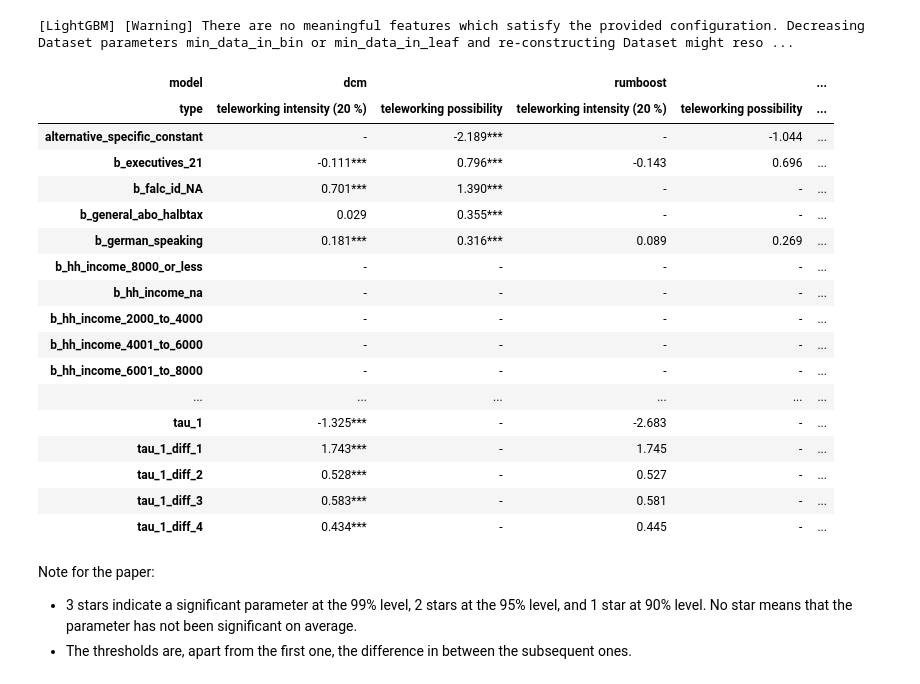
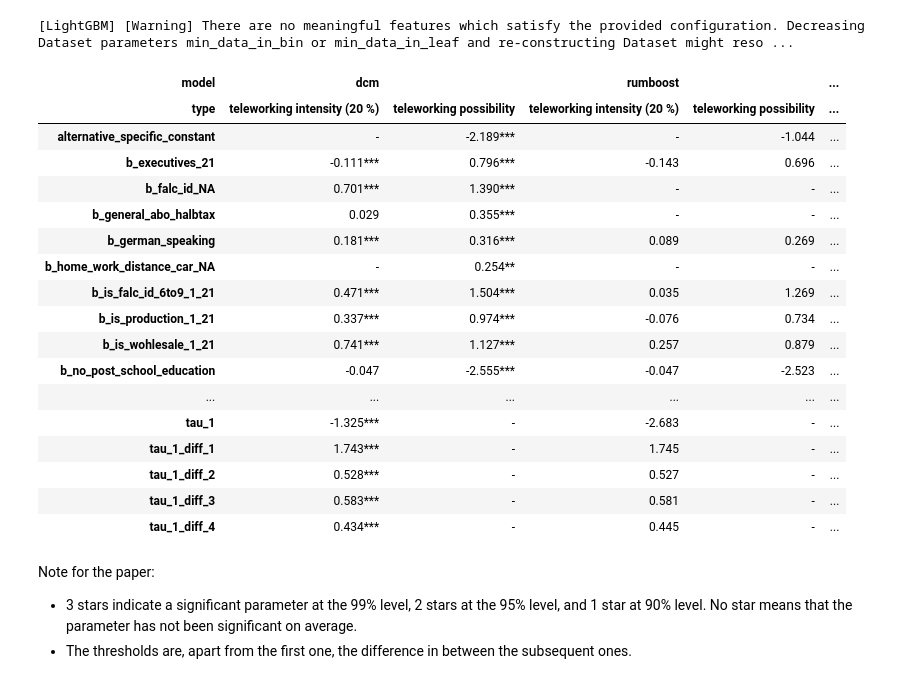
Before and after one commit to NicoSlvd/simba-python-choice, a Jupyter notebook: src/simba/mobi/choice/data/output/results_analysis.ipynb, the cells around one changed output. Saved outputs shown, nothing was run; the diff lists cells and outputs as text; code cells hidden in the pictures.

```diff
--- a/src/simba/mobi/choice/data/output/results_analysis.ipynb
+++ b/src/simba/mobi/choice/data/output/results_analysis.ipynb
@@ -12,7 +12,7 @@ We recalibrate ASCs and thresholds to make the model suitable for forecasting. I
 %autoreload 2
 from src.simba.mobi.choice.models.homeoffice.constants_calibration import calibrate_constants
 
-models = ["rumboost_all_data", "lin_rumboost_all_data", ] #"dcm_all_data", "dcm", "rumboost", "lin_rumboost"
+models = ["dcm_all_data", "dcm", "rumboost", "lin_rumboost", "rumboost_all_data", "lin_rumboost_all_data"]
 intensity= [20, 0]
 n_runs = 10
 
@@ -511,23 +499,25 @@ pd.set_option('future.no_silent_downcasting', True)
 # formatted_df = df.map(lambda x: f"{x:.3f}" if not pd.isna(x) else "NaN") + " (± " + std_df.map(lambda x: f"{x:.3f}" if not pd.isna(x) else "NaN") + ")" + sign_df.map(lambda x: "***" if x < 0.01 else "**" if x < 0.05 else "*" if x < 0.1 else "")
 formatted_df = df.map(lambda x: f"{x:.3f}" if not pd.isna(x) else "NaN") + sign_df.map(lambda x: "***" if x < 0.01 else "**" if x < 0.05 else "*" if x < 0.1 else "")
 
-formatted_df.replace("NaN", "-").replace("-99.000", "Non-linear").replace("0.000", "-")
+formatted_df = formatted_df.replace("NaN", "-").replace("-99.000", "Non-linear").replace("0.000", "-")
-# %% [output]
-| model | dcm |  | rumboost |  | ... |
-| type | teleworking intensity (20 %) | teleworking possibility | teleworking intensity (20 %) | teleworking possibility | ... |
-| alternative_specific_constant | - | -2.189*** | - | -1.044 | ... |
-| b_executives_21 | -0.111*** | 0.796*** | -0.143 | 0.696 | ... |
-| b_falc_id_NA | 0.701*** | 1.390*** | - | - | ... |
-| b_general_abo_halbtax | 0.029 | 0.355*** | - | - | ... |
-| b_german_speaking | 0.181*** | 0.316*** | 0.089 | 0.269 | ... |
-| b_hh_income_8000_or_less | - | - | - | - | ... |
-| b_hh_income_na | - | - | - | - | ... |
-| b_hh_income_2000_to_4000 | - | - | - | - | ... |
-| b_hh_income_4001_to_6000 | - | - | - | - | ... |
-| b_hh_income_6001_to_8000 | - | - | - | - | ... |
-| ... | ... | ... | ... | ... | ... |
-| tau_1 | -1.325*** | - | -2.683 | - | ... |
-| tau_1_diff_1 | 1.743*** | - | 1.745 | - | ... |
-| tau_1_diff_2 | 0.528*** | - | 0.527 | - | ... |
-| tau_1_diff_3 | 0.583*** | - | 0.581 | - | ... |
-| tau_1_diff_4 | 0.434*** | - | 0.445 | - | ... |
+# %%
+formatted_df
+# %% [output]
+| model | dcm |  | rumboost |  | ... |
+| type | teleworking intensity (20 %) | teleworking possibility | teleworking intensity (20 %) | teleworking possibility | ... |
+| alternative_specific_constant | - | -2.189*** | - | -1.044 | ... |
+| b_executives_21 | -0.111*** | 0.796*** | -0.143 | 0.696 | ... |
+| b_falc_id_NA | 0.701*** | 1.390*** | - | - | ... |
+| b_general_abo_halbtax | 0.029 | 0.355*** | - | - | ... |
+| b_german_speaking | 0.181*** | 0.316*** | 0.089 | 0.269 | ... |
+| b_home_work_distance_car_NA | - | 0.254** | - | - | ... |
+| b_is_falc_id_6to9_1_21 | 0.471*** | 1.504*** | 0.035 | 1.269 | ... |
+| b_is_production_1_21 | 0.337*** | 0.974*** | -0.076 | 0.734 | ... |
+| b_is_wohlesale_1_21 | 0.741*** | 1.127*** | 0.257 | 0.879 | ... |
+| b_no_post_school_education | -0.047 | -2.555*** | -0.047 | -2.523 | ... |
+| ... | ... | ... | ... | ... | ... |
+| tau_1 | -1.325*** | - | -2.683 | - | ... |
+| tau_1_diff_1 | 1.743*** | - | 1.745 | - | ... |
+| tau_1_diff_2 | 0.528*** | - | 0.527 | - | ... |
+| tau_1_diff_3 | 0.583*** | - | 0.581 | - | ... |
+| tau_1_diff_4 | 0.434*** | - | 0.445 | - | ... |
```
Also changed, not shown: parts of 15 cells of this notebook, 1 other file.
